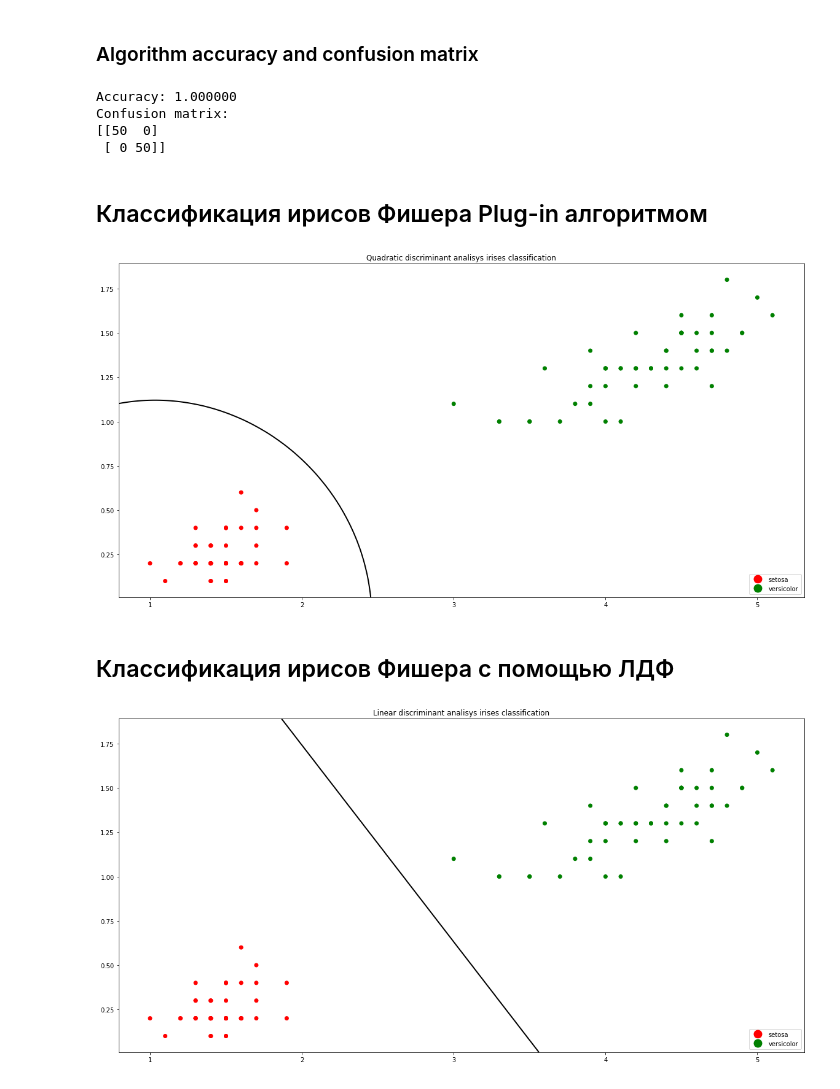
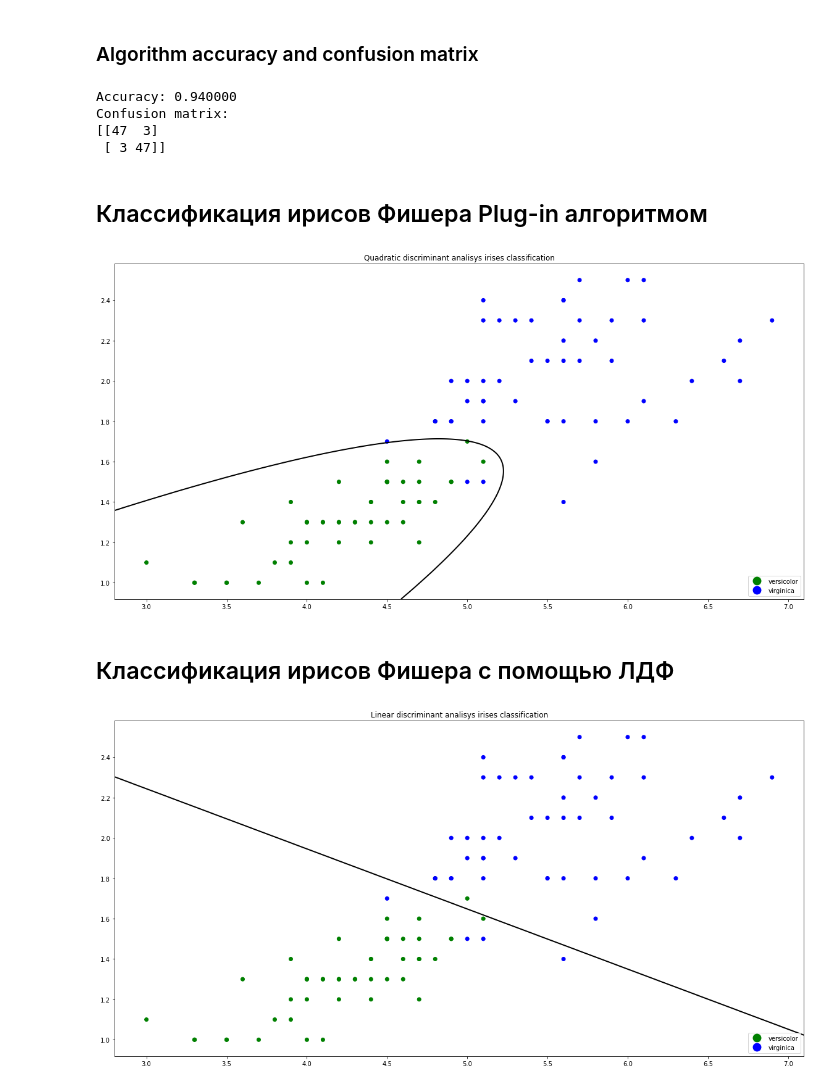
Before and after one commit to IHappyPlant/MLTheory, a Jupyter notebook: BayesClassifiers.ipynb, the cells around one changed output. Cells and saved outputs as stored; diff of their text form; code cells hidden in the pictures.

```diff
--- a/BayesClassifiers.ipynb
+++ b/BayesClassifiers.ipynb
@@ -11,10 +11,10 @@ from sklearn.discriminant_analysis import LinearDiscriminantAnalysis
 from sklearn.discriminant_analysis import QuadraticDiscriminantAnalysis
 # %%
 irises = load_iris()
-data = irises['data'][:100, 2:]
-target = irises['target'][:100]
-target_names = irises['target_names'][:-1]
-colors = np.array(['red', 'green'])
+data = irises['data'][50:, 2:]
+target = irises['target'][50:] - 1
+target_names = irises['target_names'][1:]
+colors = np.array(['green', 'blue'])
 # %% [markdown]
 ## Классификация ирисов Фишера наивным байесовским классификатором
 # %%
@@ -52,17 +52,16 @@ print('Accuracy: %f' % accuracy)
 print('Confusion matrix: ')
 print(c_matrix)
 # %% [output]
-Accuracy: 1.000000
+Accuracy: 0.940000
 Confusion matrix:
-[[50  0]
- [ 0 50]]
+[[47  3]
+ [ 3 47]]
 # %% [markdown]
 ## Классификация ирисов Фишера Plug-in алгоритмом
 # %%
 clf = QuadraticDiscriminantAnalysis()
 clf.fit(data, target)
 
-colors = np.array(['red', 'green'])
 fig, ax = plt.subplots(figsize=(20, 10))
 ax.scatter(data[:, 0], data[:, 1], color=colors[target])
 handlers = [Line2D([0], [0], marker='o', color='w', label=target_names[i],
@@ -79,28 +78,27 @@ Z = Z[:, 0].reshape(xx.shape)
 ax.contour(xx, yy, Z, [0.5], linewidths=2, colors='black')
 plt.show()
 # %% [output]
-[figure, old version]
+[figure, new version]
 # %% [markdown]
 ## Классификация ирисов Фишера c помощью ЛДФ
 # %%
 clf = LinearDiscriminantAnalysis()
 clf.fit(data, target)
 
-colors = np.array(['red', 'green'])
 fig, ax = plt.subplots(figsize=(20, 10))
 ax.scatter(data[:, 0], data[:, 1], color=colors[target])
 handlers = [Line2D([0], [0], marker='o', color='w', label=target_names[i],
             markerfacecolor=colors[i], markersize=15) for i in range(0, len(colors))]
 ax.legend(handles=handlers, loc='lower right')
 ax.set_title('Linear discriminant analisys irises classification')
 
 x_min, x_max = plt.xlim()
 y_min, y_max = plt.ylim()
 xx, yy = np.meshgrid(np.linspace(x_min, x_max, 200),
                      np.linspace(y_min, y_max, 200))
 Z = clf.predict_proba(np.c_[xx.ravel(), yy.ravel()])
 Z = Z[:, 0].reshape(xx.shape)
 ax.contour(xx, yy, Z, [0.5], linewidths=2, colors='black')
 plt.show()
 # %% [output]
-[figure, old version]
+[figure, new version]
```
Also changed, not shown: parts of 1 cell of this notebook.
